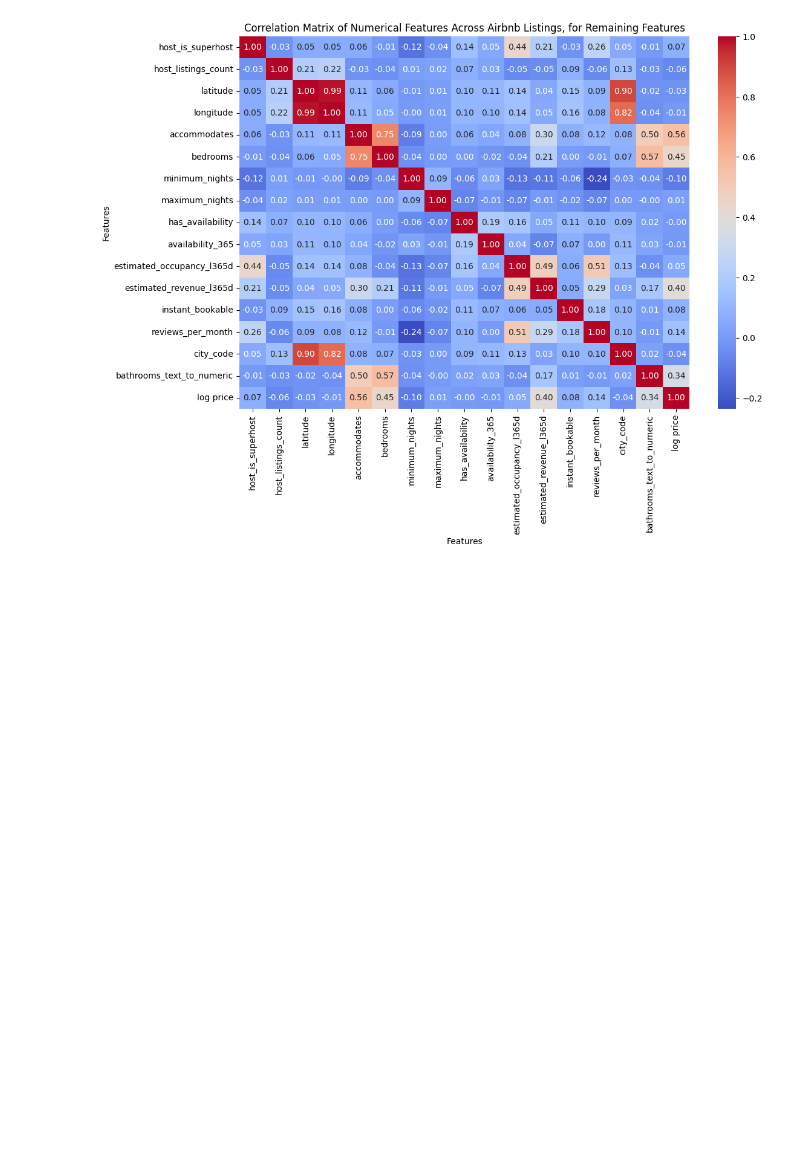
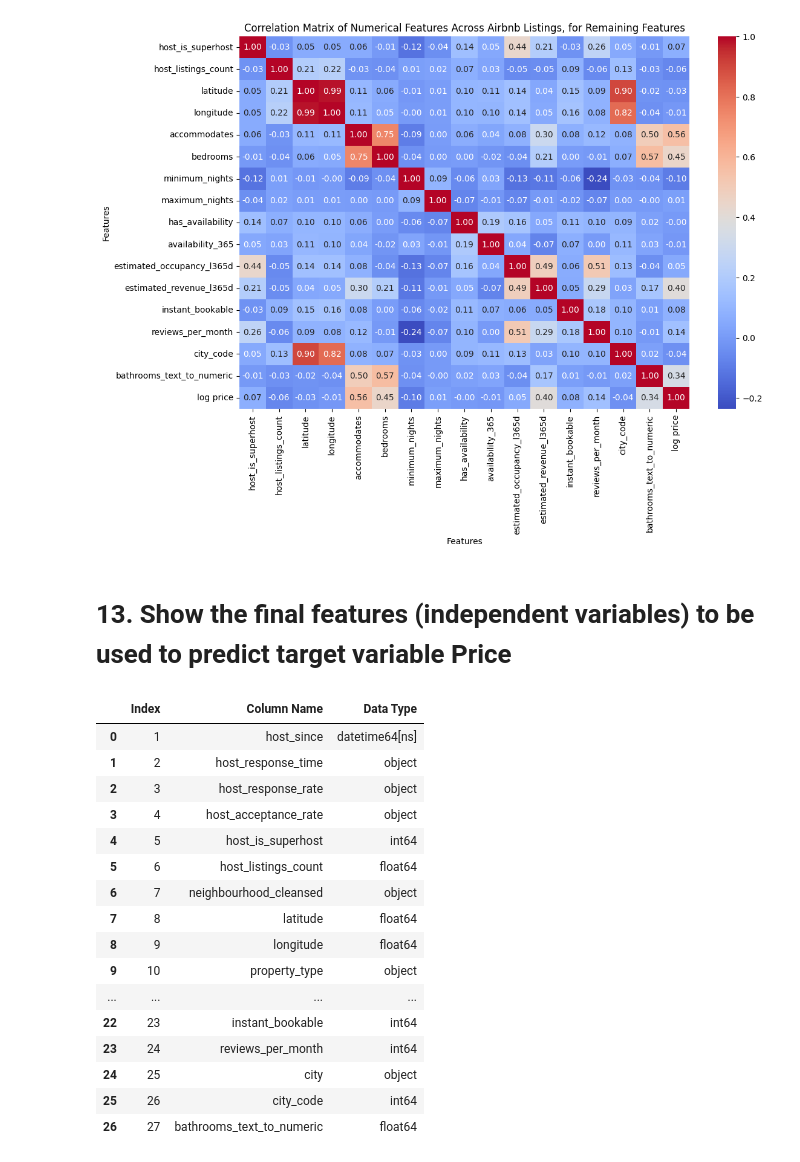
Before and after one commit to AgacheM/Analyzing-Toronto-Airbnb-Dataset, a Jupyter notebook: Notebook 2 - Manual Exploratory Data Analysis.ipynb, the cells around one changed output. Saved outputs shown, nothing was run; the diff lists cells and outputs as text; code cells hidden in the pictures; blank space fills up the shorter version.

```diff
--- a/Notebook 2 - Manual Exploratory Data Analysis.ipynb
+++ b/Notebook 2 - Manual Exploratory Data Analysis.ipynb
@@ -647,3 +639,33 @@ plt.ylabel("Features")
 plt.show()
 # %% [output]
 [figure]
+# %% [markdown]
+# **13. Show the final features (independent variables) to be used to predict target variable Price**
+# %%
+#Create a table with the final columns
+columns_df = pd.DataFrame({"Index": range(1, len(df_listings.columns) + 1),
+    "Column Name": df_listings.columns,
+    "Data Type": df_listings.dtypes.values})
+
+#Remove the dependent variable
+columns_df = columns_df[columns_df["Column Name"] != "log price"]
+
+display(columns_df)
+# %% [output]
+|  | Index | Column Name | Data Type |
+| 0 | 1 | host_since | datetime64[ns] |
+| 1 | 2 | host_response_time | object |
+| 2 | 3 | host_response_rate | object |
+| 3 | 4 | host_acceptance_rate | object |
+| 4 | 5 | host_is_superhost | int64 |
+| 5 | 6 | host_listings_count | float64 |
+| 6 | 7 | neighbourhood_cleansed | object |
+| 7 | 8 | latitude | float64 |
+| 8 | 9 | longitude | float64 |
+| 9 | 10 | property_type | object |
+| ... | ... | ... | ... |
+| 22 | 23 | instant_bookable | int64 |
+| 23 | 24 | reviews_per_month | int64 |
+| 24 | 25 | city | object |
+| 25 | 26 | city_code | int64 |
+| 26 | 27 | bathrooms_text_to_numeric | float64 |
```
Also changed, not shown: parts of 2 cells of this notebook.
